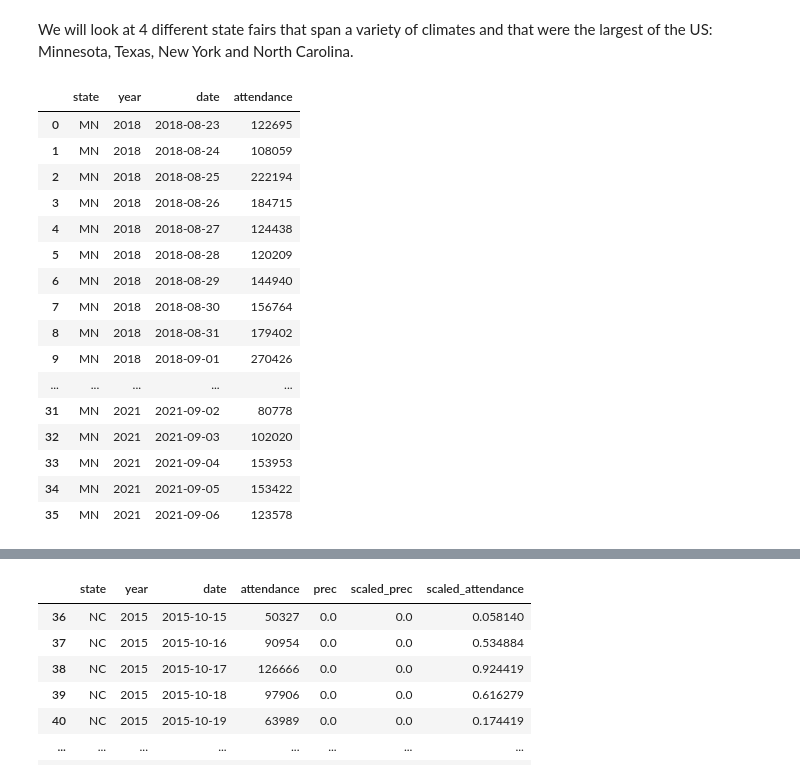
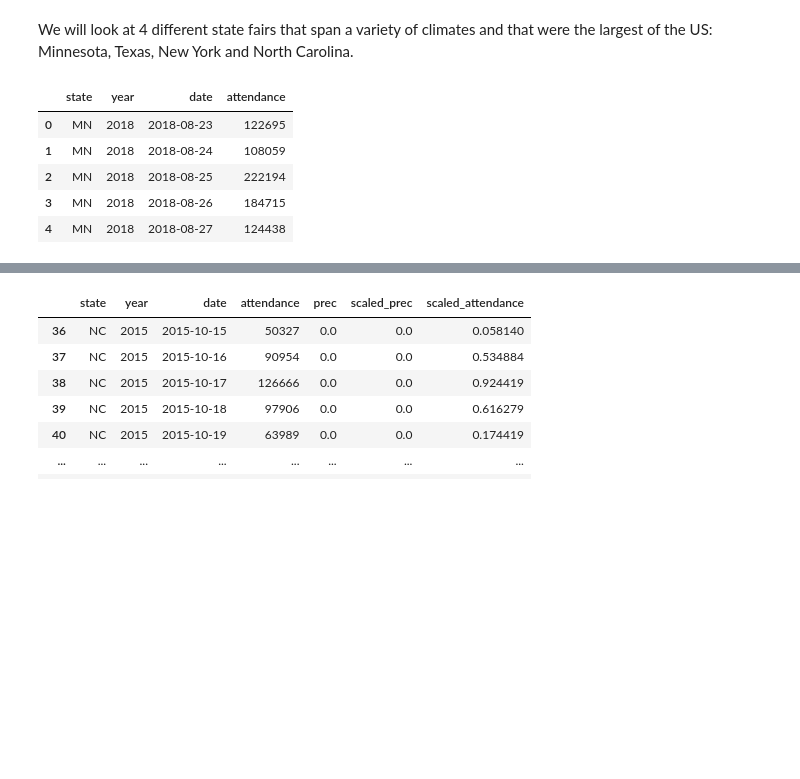
Before and after one commit to joyjixu/bev-state-fairs, a Jupyter notebook: state_fair_pilot_v7.ipynb, the cells around one changed output, grey strips where cells are left out. Drawn from its saved outputs; the diff is of its cells as text; code cells hidden in the pictures; blank space fills up the shorter version.

```diff
--- a/state_fair_pilot_v7.ipynb
+++ b/state_fair_pilot_v7.ipynb
@@ -25,25 +25,14 @@ NY_prec = pd.read_csv("NY_Prism.csv", parse_dates = True)
 TX_prec = pd.read_csv("TX_Prism.csv", parse_dates = True)
 NC_prec = pd.read_csv("NC_Prism.csv", parse_dates = True)
 # %%
-attendance2[attendance2['state']=='MN']
+attendance2[attendance2['state']=='MN'].head()
 # %% [output]
 |  | state | year | date | attendance |
 | 0 | MN | 2018 | 2018-08-23 | 122695 |
 | 1 | MN | 2018 | 2018-08-24 | 108059 |
 | 2 | MN | 2018 | 2018-08-25 | 222194 |
 | 3 | MN | 2018 | 2018-08-26 | 184715 |
 | 4 | MN | 2018 | 2018-08-27 | 124438 |
-| 5 | MN | 2018 | 2018-08-28 | 120209 |
-| 6 | MN | 2018 | 2018-08-29 | 144940 |
-| 7 | MN | 2018 | 2018-08-30 | 156764 |
-| 8 | MN | 2018 | 2018-08-31 | 179402 |
-| 9 | MN | 2018 | 2018-09-01 | 270426 |
-| ... | ... | ... | ... | ... |
-| 31 | MN | 2021 | 2021-09-02 | 80778 |
-| 32 | MN | 2021 | 2021-09-03 | 102020 |
-| 33 | MN | 2021 | 2021-09-04 | 153953 |
-| 34 | MN | 2021 | 2021-09-05 | 153422 |
-| 35 | MN | 2021 | 2021-09-06 | 123578 |
 # %%
 MN_prec['state']='MN'
 MN_prec['date'] = pd.to_datetime(MN_prec['date'])
```
Also changed, not shown: parts of 68 cells of this notebook, 2 other files.
